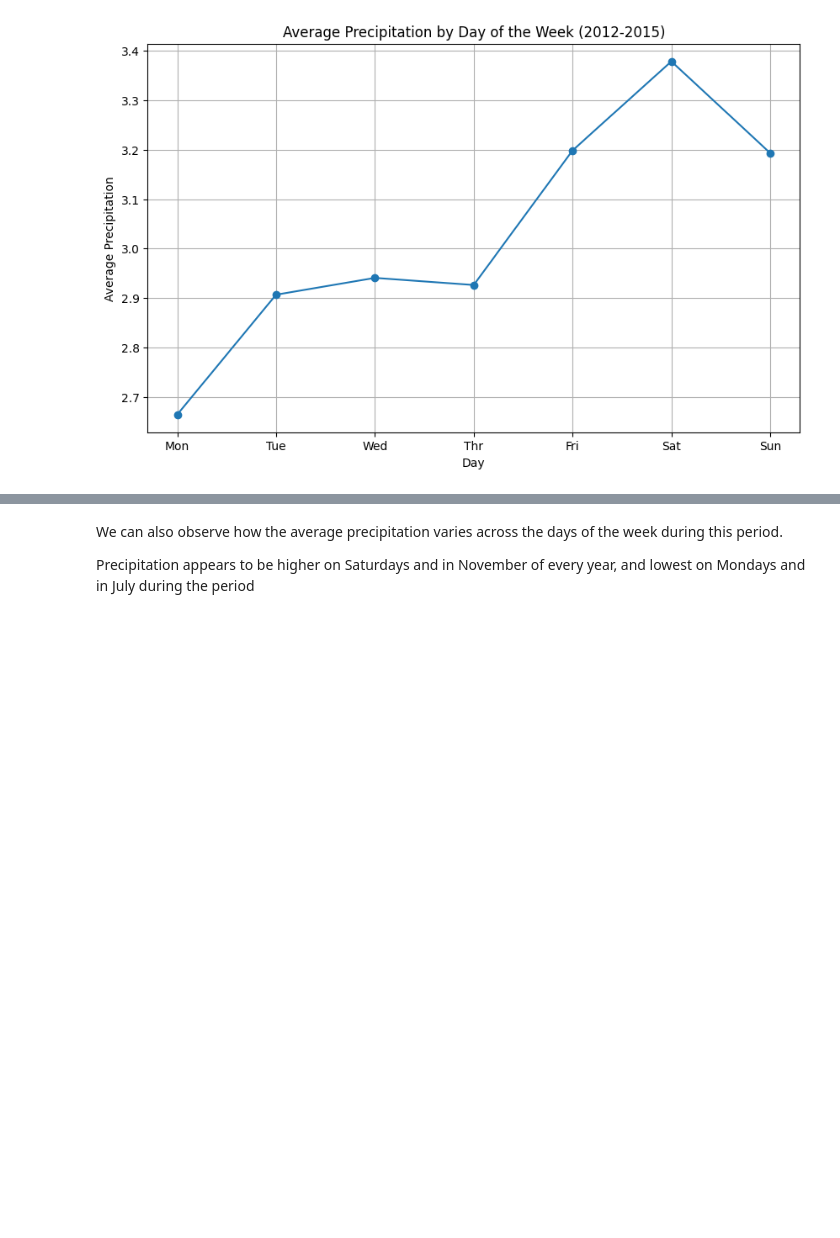
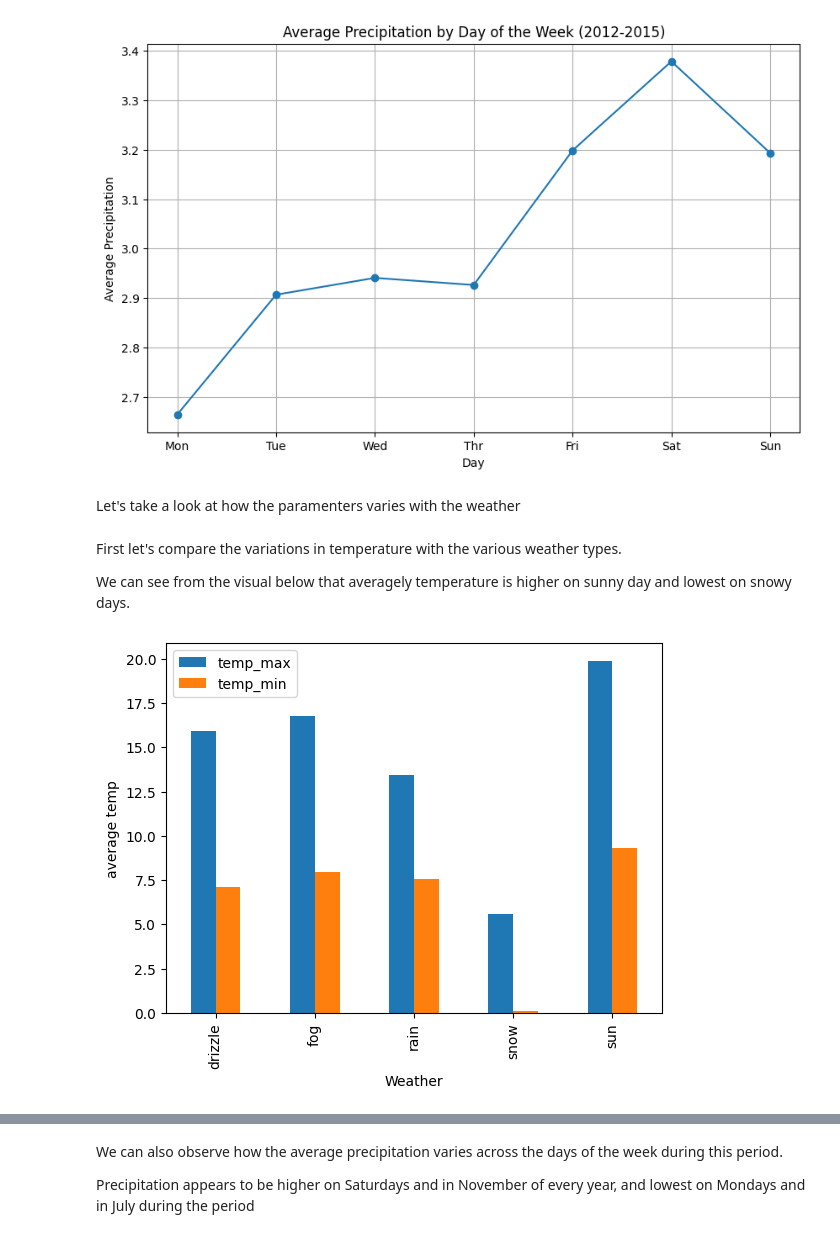
Before and after one commit to konadu-nsiah/Weather-prediction-using-Logistic-regression, a Jupyter notebook: Weather_prediction_Logistic_Regression.ipynb, the cells around one changed output, grey strips where cells are left out. Saved outputs shown, nothing was run; the diff lists cells and outputs as text; code cells hidden in the pictures; blank space fills up the shorter version.

```diff
--- a/Weather_prediction_Logistic_Regression.ipynb
+++ b/Weather_prediction_Logistic_Regression.ipynb
@@ -199,3 +200,17 @@ plt.grid(True)
 plt.show()
 # %% [output]
 [figure]
+# %% [markdown]
+Let's take a look at how the paramenters varies with the weather
+# %% [markdown]
+First let's compare the variations in temperature with the various weather types.
+
+We can see from the visual below that averagely temperature is higher on sunny day and lowest on snowy days.
+# %%
+average_temperature_by_weather=data.groupby('weather')[['temp_max','temp_min']].mean()
+average_temperature_by_weather.plot(kind='bar')
+plt.xlabel('Weather')
+plt.ylabel('average temp')
+plt.show()
+# %% [output]
+[figure, added]
```
Also changed, not shown: parts of 10 cells of this notebook.
